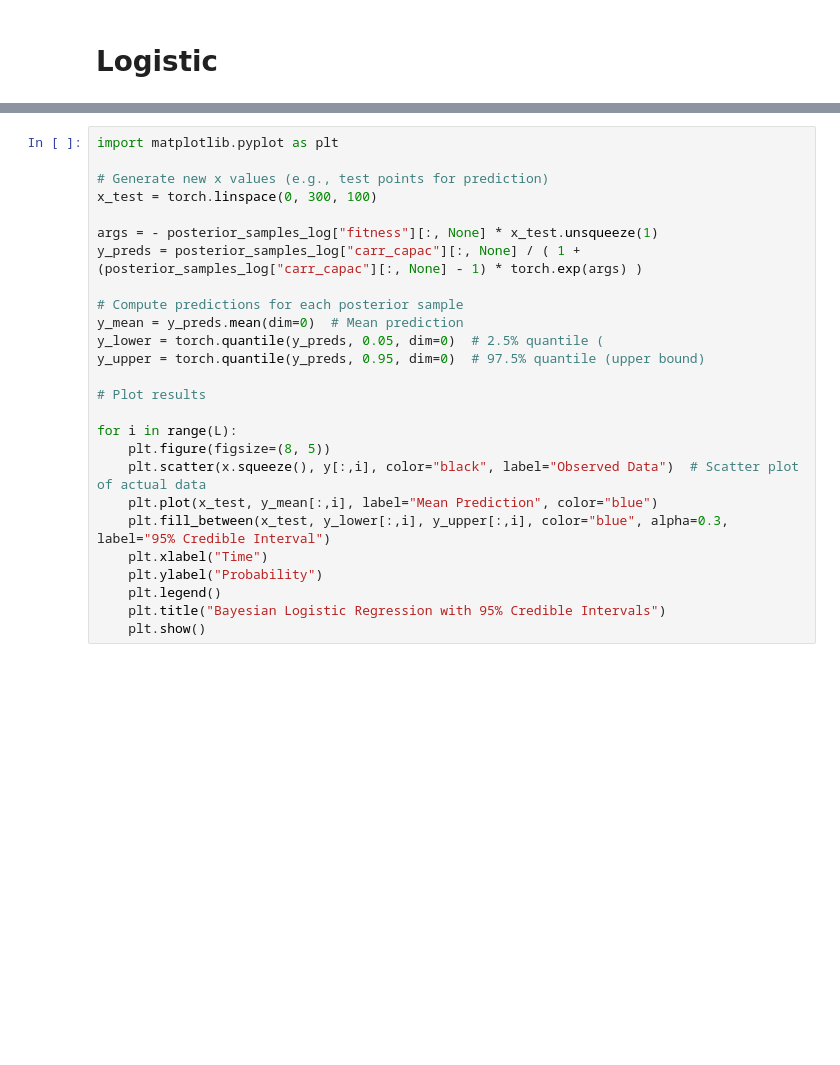
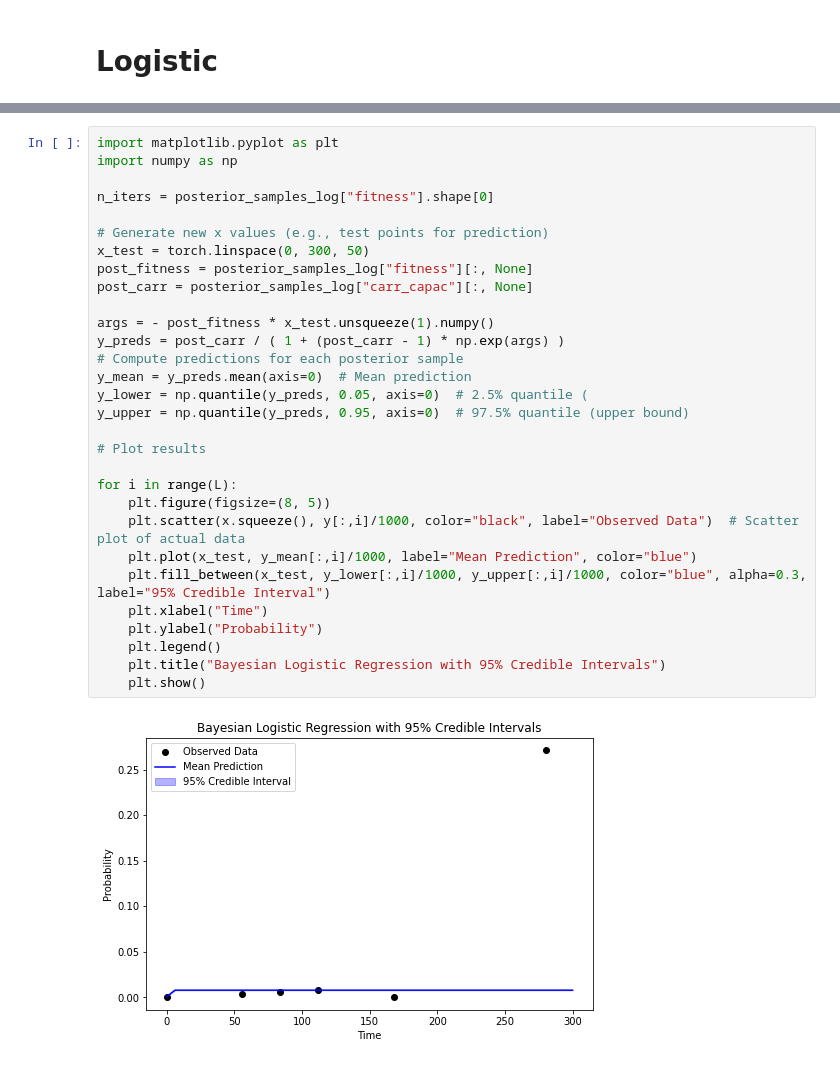
Before and after one commit to caravagnalab/pylineaGT, a Jupyter notebook: pylineaGT/test_explogreg.ipynb, the cells around one changed output, grey strips where cells are left out. Saved outputs shown, nothing was run; the diff lists cells and outputs as text; blank space fills up the shorter version.

```diff
--- a/pylineaGT/test_explogreg.ipynb
+++ b/pylineaGT/test_explogreg.ipynb
@@ -88,26 +136,32 @@ for k, v in posterior_samples_log.items():
 # %%
 import matplotlib.pyplot as plt
+import numpy as np
+
+n_iters = posterior_samples_log["fitness"].shape[0]
 
 # Generate new x values (e.g., test points for prediction)
-x_test = torch.linspace(0, 300, 100)
+x_test = torch.linspace(0, 300, 50)
+post_fitness = posterior_samples_log["fitness"][:, None]
+post_carr = posterior_samples_log["carr_capac"][:, None]
 
-args = - posterior_samples_log["fitness"][:, None] * x_test.unsqueeze(1)
-y_preds = posterior_samples_log["carr_capac"][:, None] / ( 1 + (posterior_samples_log["carr_capac"][:, None] - 1) * torch.exp(args) )
-
+args = - post_fitness * x_test.unsqueeze(1).numpy()
+y_preds = post_carr / ( 1 + (post_carr - 1) * np.exp(args) )
 # Compute predictions for each posterior sample
-y_mean = y_preds.mean(dim=0)  # Mean prediction
-y_lower = torch.quantile(y_preds, 0.05, dim=0)  # 2.5% quantile (
-y_upper = torch.quantile(y_preds, 0.95, dim=0)  # 97.5% quantile (upper bound)
+y_mean = y_preds.mean(axis=0)  # Mean prediction
+y_lower = np.quantile(y_preds, 0.05, axis=0)  # 2.5% quantile (
+y_upper = np.quantile(y_preds, 0.95, axis=0)  # 97.5% quantile (upper bound)
 
 # Plot results
 
 for i in range(L):
     plt.figure(figsize=(8, 5))
-    plt.scatter(x.squeeze(), y[:,i], color="black", label="Observed Data")  # Scatter plot of actual data
-    plt.plot(x_test, y_mean[:,i], label="Mean Prediction", color="blue")
-    plt.fill_between(x_test, y_lower[:,i], y_upper[:,i], color="blue", alpha=0.3, label="95% Credible Interval")
+    plt.scatter(x.squeeze(), y[:,i]/1000, color="black", label="Observed Data")  # Scatter plot of actual data
+    plt.plot(x_test, y_mean[:,i]/1000, label="Mean Prediction", color="blue")
+    plt.fill_between(x_test, y_lower[:,i]/1000, y_upper[:,i]/1000, color="blue", alpha=0.3, label="95% Credible Interval")
     plt.xlabel("Time")
     plt.ylabel("Probability")
     plt.legend()
     plt.title("Bayesian Logistic Regression with 95% Credible Intervals")
     plt.show()
+# %% [output]
+[figure, added]
```
Also changed, not shown: parts of 6 cells of this notebook.
